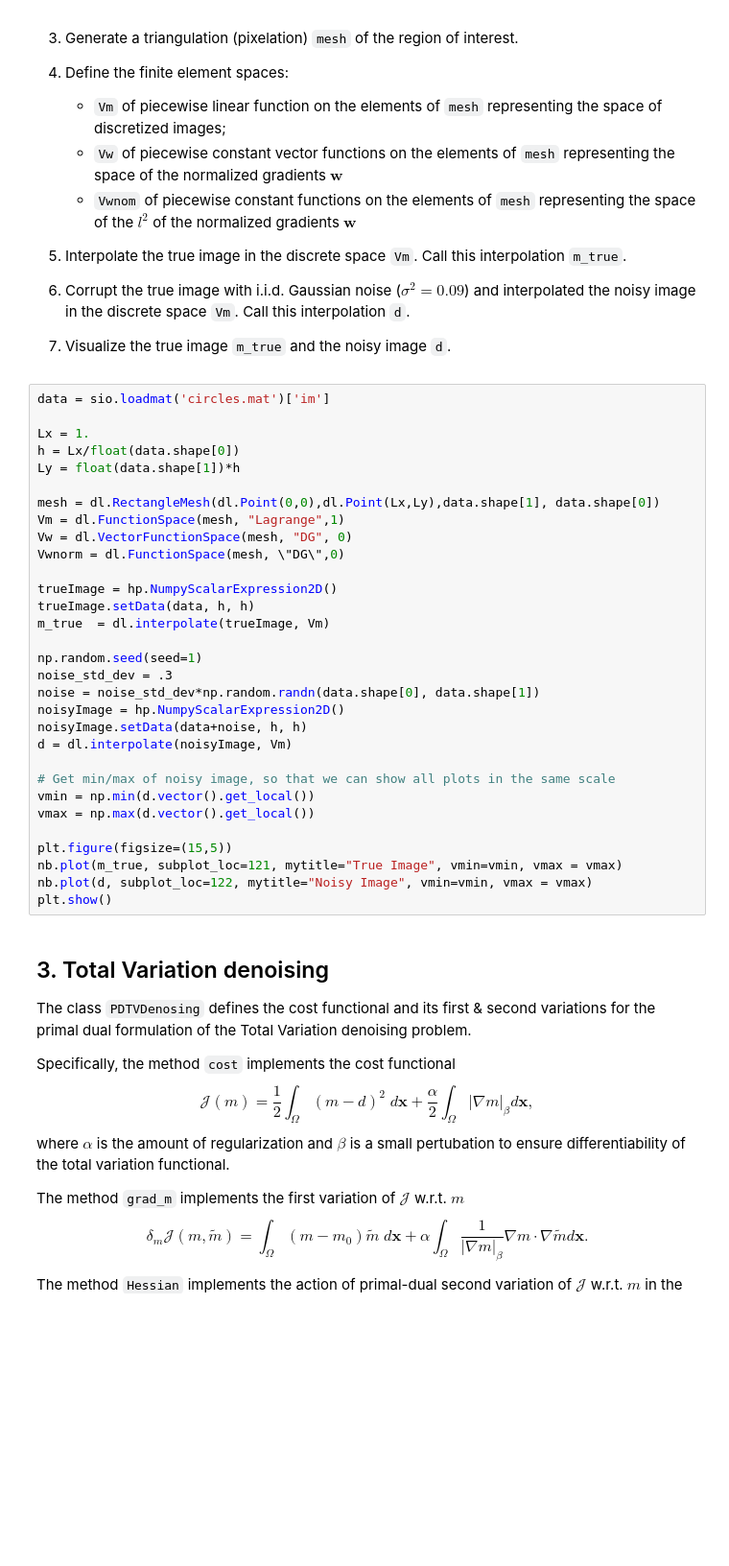
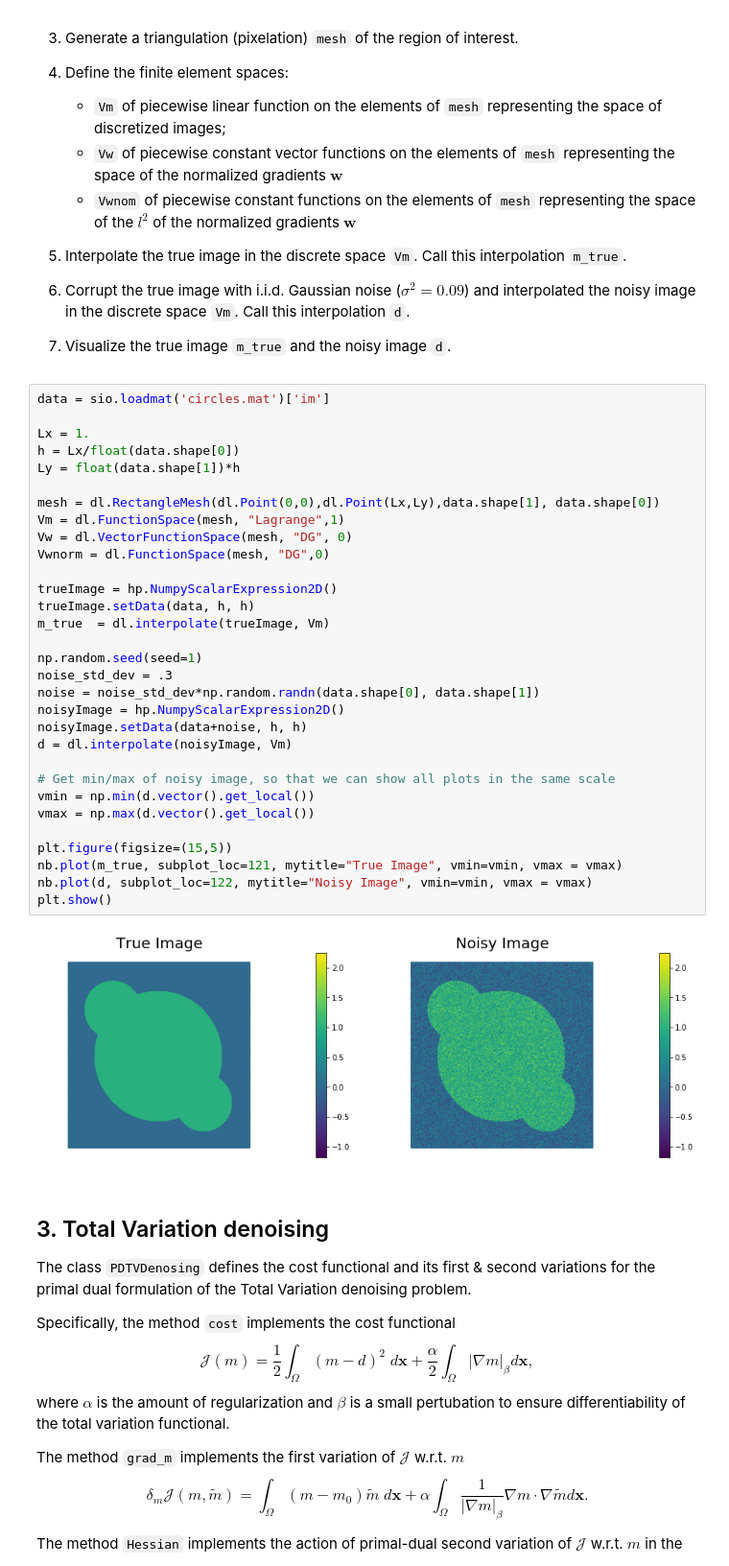
Before and after one commit to uvilla/cmis_labs, a Jupyter notebook: 03_PrimalDual_TV/PDNewton.ipynb, the cells around one changed output. Shown: that part at 96% size. Saved outputs shown, nothing was run; the diff lists cells and outputs as text; blank space fills up the shorter version.

```diff
--- a/03_PrimalDual_TV/PDNewton.ipynb
+++ b/03_PrimalDual_TV/PDNewton.ipynb
@@ -114,34 +114,36 @@ dl.set_log_active(False)
 # %%
 data = sio.loadmat('circles.mat')['im']
 
 Lx = 1.
 h = Lx/float(data.shape[0])
 Ly = float(data.shape[1])*h
 
 mesh = dl.RectangleMesh(dl.Point(0,0),dl.Point(Lx,Ly),data.shape[1], data.shape[0])
 Vm = dl.FunctionSpace(mesh, "Lagrange",1)
 Vw = dl.VectorFunctionSpace(mesh, "DG", 0)
-Vwnorm = dl.FunctionSpace(mesh, \"DG\",0)
+Vwnorm = dl.FunctionSpace(mesh, "DG",0)
 
 trueImage = hp.NumpyScalarExpression2D()
 trueImage.setData(data, h, h)
 m_true  = dl.interpolate(trueImage, Vm)
 
 np.random.seed(seed=1)
 noise_std_dev = .3
 noise = noise_std_dev*np.random.randn(data.shape[0], data.shape[1])
 noisyImage = hp.NumpyScalarExpression2D()
 noisyImage.setData(data+noise, h, h)
 d = dl.interpolate(noisyImage, Vm)
 
 # Get min/max of noisy image, so that we can show all plots in the same scale
 vmin = np.min(d.vector().get_local())
 vmax = np.max(d.vector().get_local())
 
 plt.figure(figsize=(15,5))
 nb.plot(m_true, subplot_loc=121, mytitle="True Image", vmin=vmin, vmax = vmax)
 nb.plot(d, subplot_loc=122, mytitle="Noisy Image", vmin=vmin, vmax = vmax)
 plt.show()
+# %% [output]
+[figure, added]
 # %% [markdown]
 ## 3. Total Variation denoising
 
```
Also changed, not shown: parts of 1 cell of this notebook.
